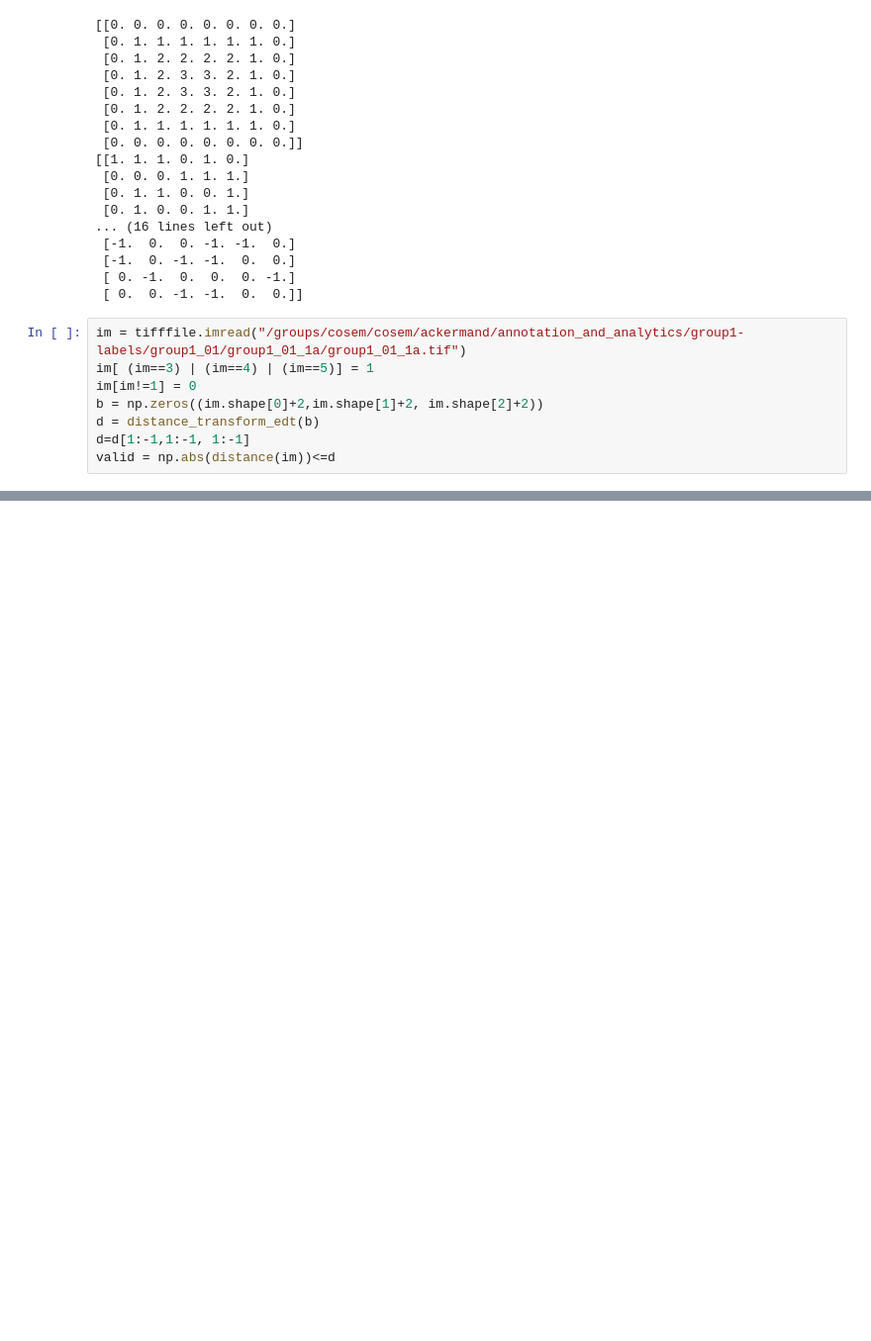
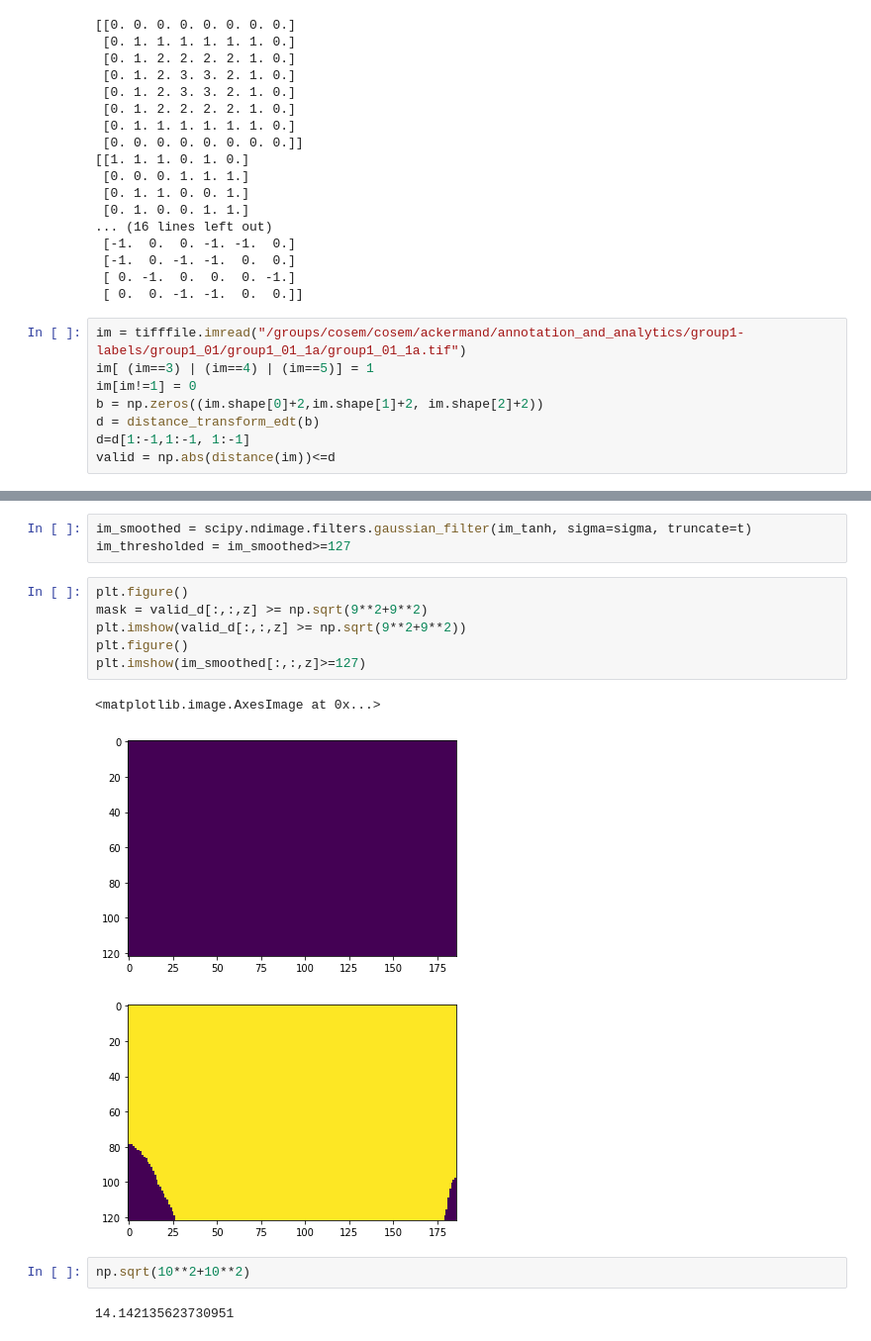
Before and after one commit to davidackerman/CNNectome, a Jupyter notebook: test.ipynb, the cells around one changed output, grey strips where cells are left out. Shown: that part at 99% size. Cells and saved outputs as stored; diff of their text form; blank space fills up the shorter version.

```diff
--- a/test.ipynb
+++ b/test.ipynb
@@ -993,0 +1094,17 @@ valid = np.abs(distance(im))<=d
+# %%
+im_smoothed = scipy.ndimage.filters.gaussian_filter(im_tanh, sigma=sigma, truncate=t)
+im_thresholded = im_smoothed>=127
+# %%
+plt.figure()
+mask = valid_d[:,:,z] >= np.sqrt(9**2+9**2)
+plt.imshow(valid_d[:,:,z] >= np.sqrt(9**2+9**2))
+plt.figure()
+plt.imshow(im_smoothed[:,:,z]>=127)
+# %% [output]
+<matplotlib.image.AxesImage at 0x...>
+[figure, added]
+[figure, added]
+# %%
+np.sqrt(10**2+10**2)
+# %% [output]
+14.142135623730951
```
Also changed, not shown: parts of 20 cells of this notebook.
